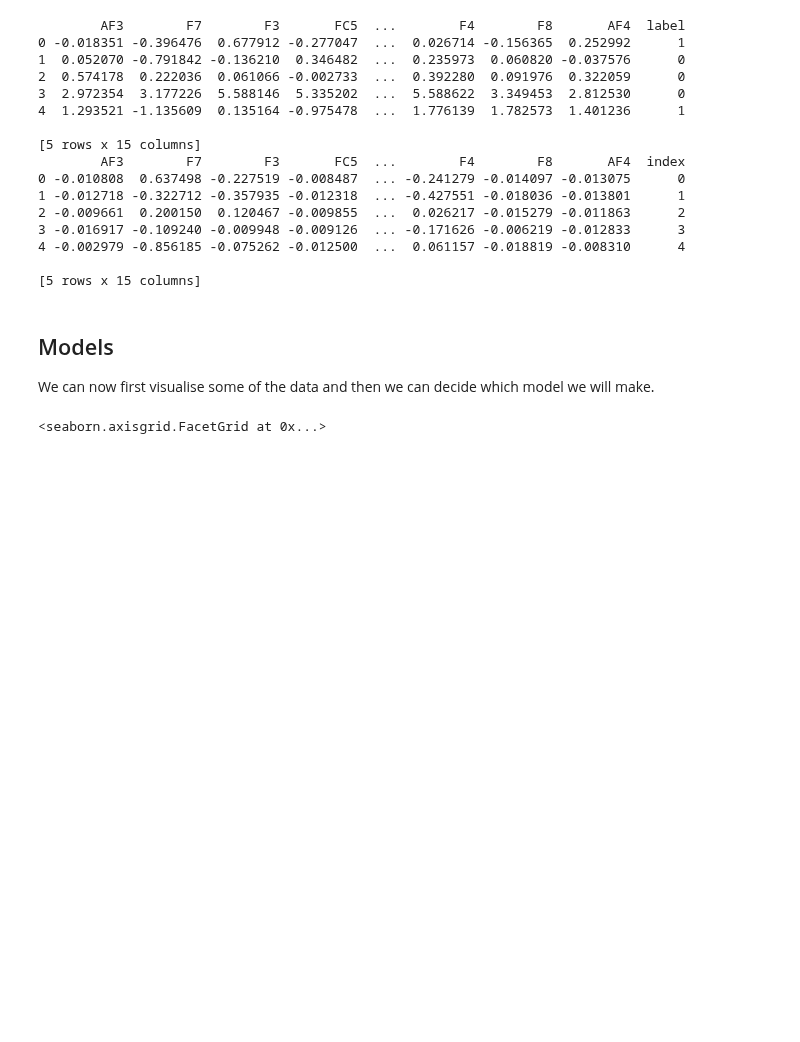
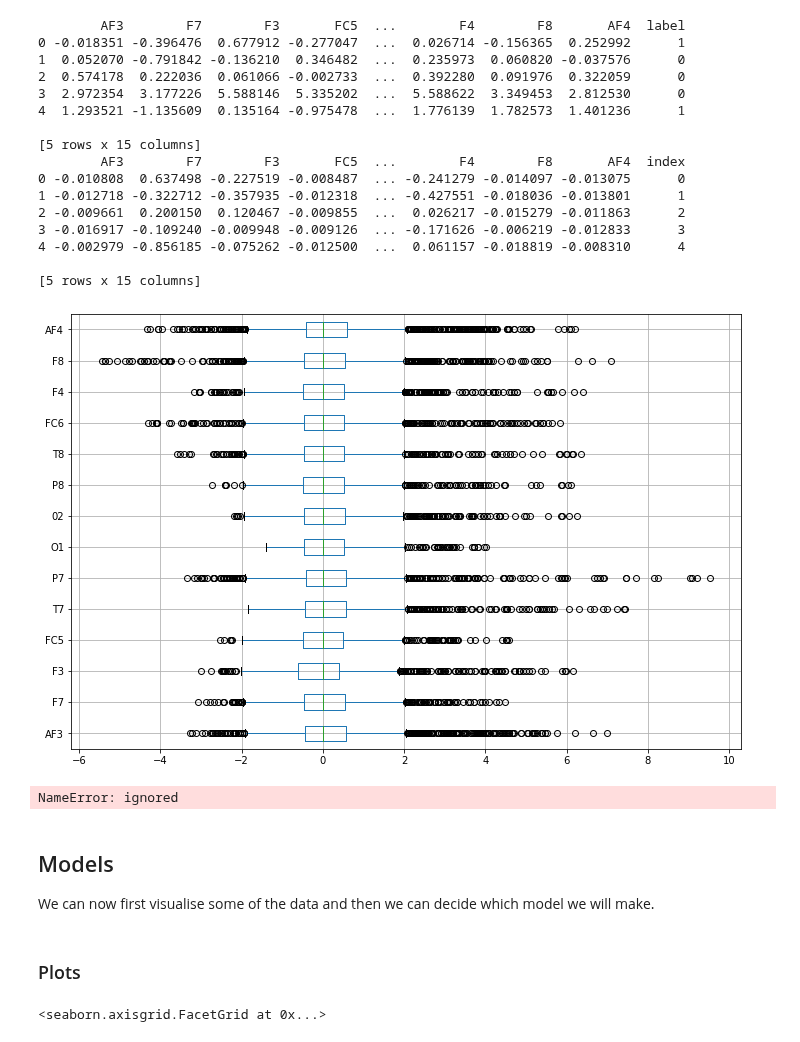
Before and after one commit to JanaDeCoster/Machine_Learning_course_UGent_D012554_kaggle, a Jupyter notebook: Kaggle_eye_blinking_prediciton.ipynb, the cells around one changed output. Saved outputs shown, nothing was run; the diff lists cells and outputs as text; code cells hidden in the pictures; blank space fills up the shorter version.

```diff
--- a/Kaggle_eye_blinking_prediciton.ipynb
+++ b/Kaggle_eye_blinking_prediciton.ipynb
@@ -172,10 +174,28 @@ print(testset_stand.head())
 4 -0.002979 -0.856185 -0.075262 -0.012500  ...  0.061157 -0.018819 -0.008310      4
 
 [5 rows x 15 columns]
+# %%
+transformer = RobustScaler().fit(trainset_unprocessed)
+trainset_robust = pd.DataFrame(transformer.transform(trainset_unprocessed), columns = trainset_unprocessed_columns)
+plt.figure(figsize=(12,8))
+trainset_robust.boxplot(vert=False)
+plt.show()
+# %% [output]
+[figure, added]
+# %%
+est = preprocessing.KBinsDiscretizer(n_bins=[3, 2, 2], encode='ordinal').fit(trainset_unprocessed)
+trainset_kbins = pd.DataFrame(est.transform(trainset_unprocessed), columns = trainset_unprocessed_columns)
+plt.figure(figsize=(12,8))
+trainset_robust.boxplot(vert=False)
+plt.show()
+# %% [output]
+NameError: ignored
 # %% [markdown]
 ## Models
 
 We can now first visualise some of the data and then we can decide which model we will make.
+# %% [markdown]
+### Plots
 # %%
 sns.lmplot(x="AF3", y="F7", hue = 'label', data=trainset_stand, fit_reg=False, height=7, scatter_kws={"s": 20})
 # %% [output]
```
Also changed, not shown: parts of 4 cells of this notebook.
